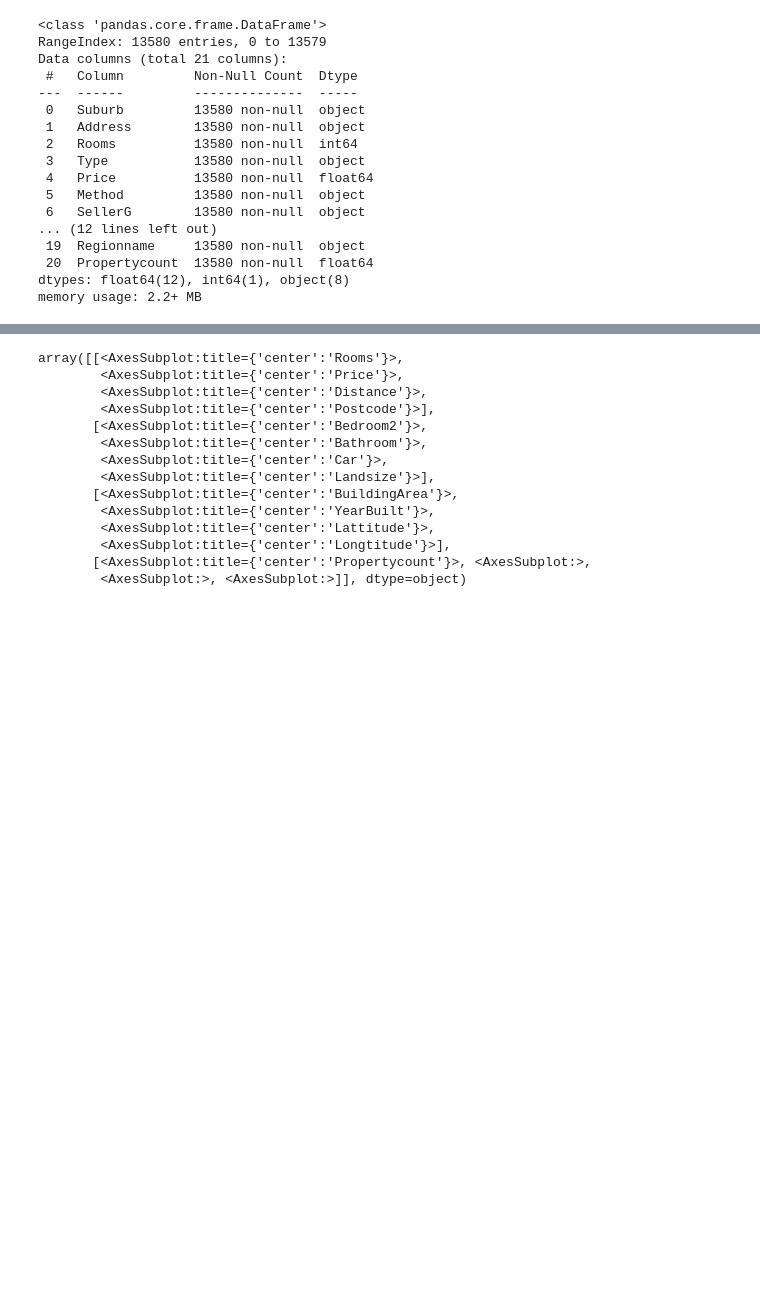
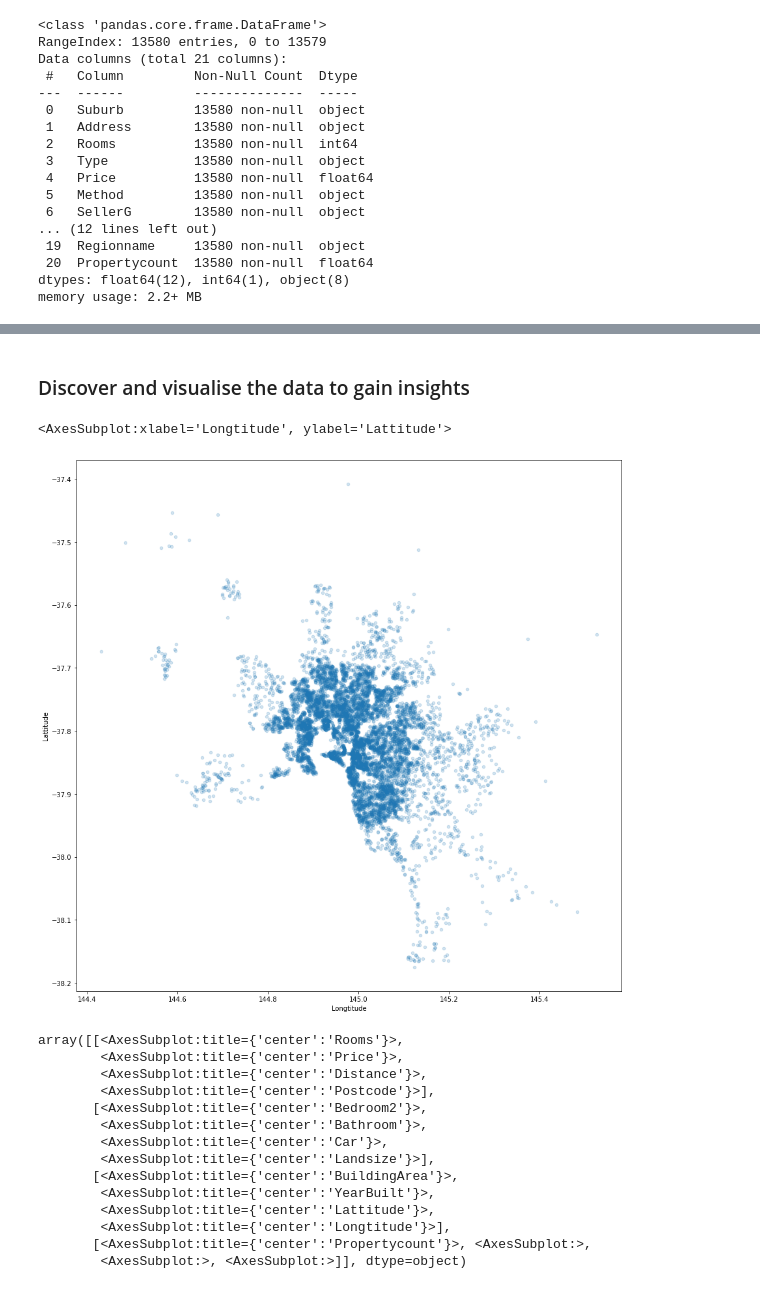
Before and after one commit to willosullivan/ML-Tutorials, a Jupyter notebook: Melbourne House Price Prediction/modelling.ipynb, the cells around one changed output, grey strips where cells are left out. Drawn from its saved outputs; the diff is of its cells as text; code cells hidden in the pictures; blank space fills up the shorter version.

```diff
--- a/Melbourne House Price Prediction/modelling.ipynb
+++ b/Melbourne House Price Prediction/modelling.ipynb
@@ -58,0 +173,4 @@ df.describe()
+# %%
+y = df['Price']
+X = df.drop(columns=['Price', 'YearBuilt', 'BuildingArea'], axis=1)
+X
@@ -58,0 +191,5 @@ df.describe()
+# %%
+from sklearn.model_selection import train_test_split
+
+X_train, X_test, y_train, y_test = train_test_split(X, y, test_size=0.25, random_state=42)
+X_train
@@ -59,3 +210,10 @@ df.describe()
+# %% [markdown]
+### Discover and visualise the data to gain insights
+# %%
+X_train.plot(kind="scatter", x="Longtitude", y="Lattitude", alpha=.2, figsize=(15,15))
+# %% [output]
+<AxesSubplot:xlabel='Longtitude', ylabel='Lattitude'>
+[figure, added]
 # %%
 df.hist(
     bins=50,
```
Also changed, not shown: parts of 17 cells of this notebook.
